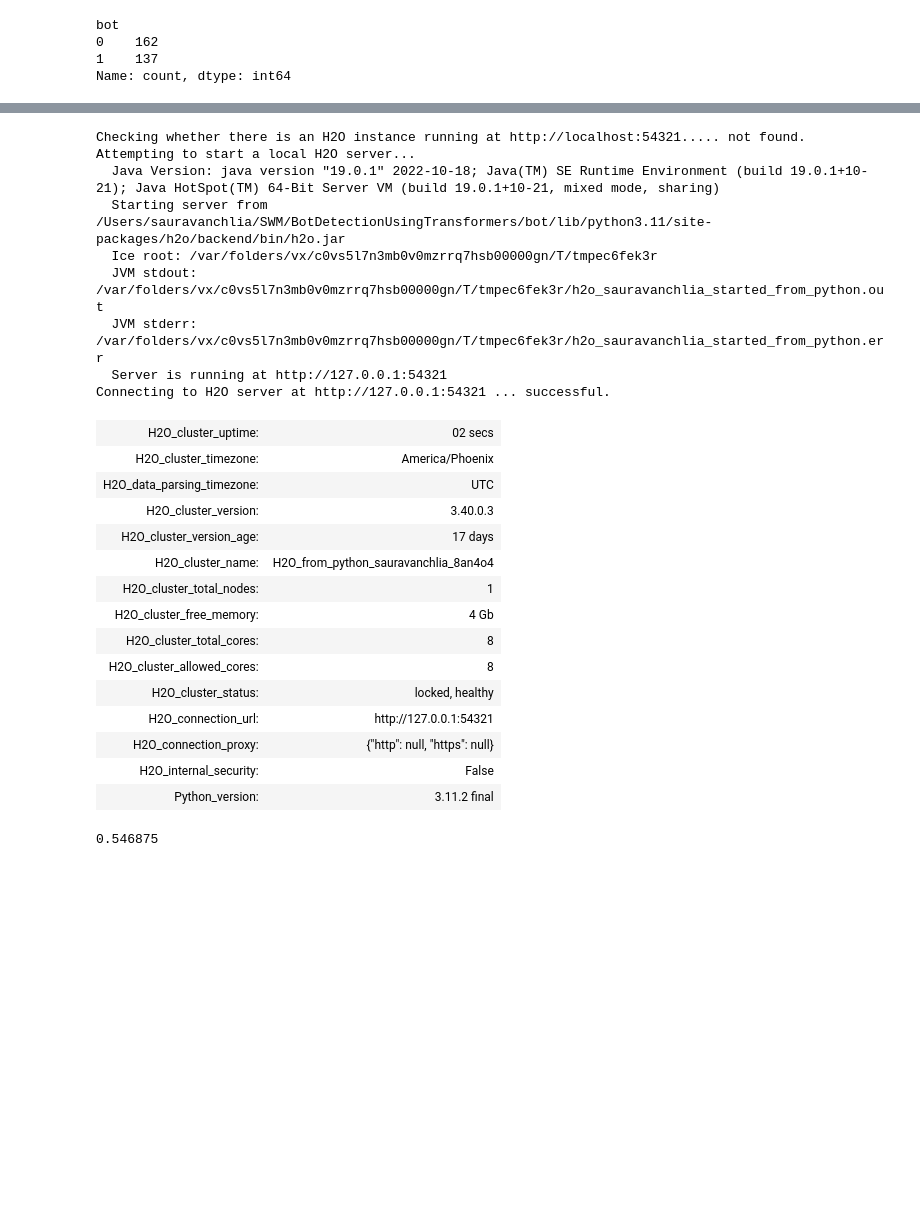
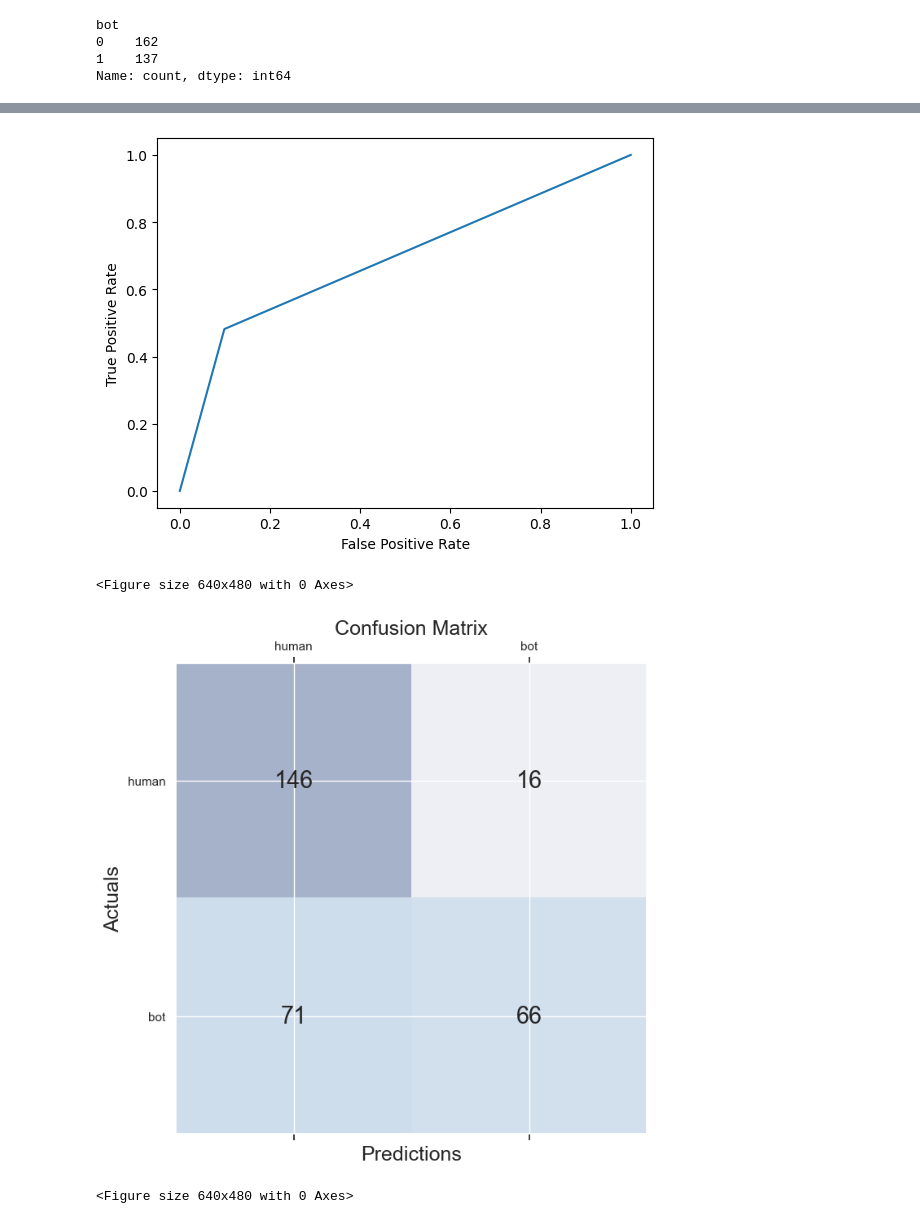
Before and after one commit to siddharth2011/BotDetectionUsingTransformers, a Jupyter notebook: SVMClassification/classifier.ipynb, the cells around one changed output, grey strips where cells are left out. Cells and saved outputs as stored; diff of their text form; code cells hidden in the pictures; blank space fills up the shorter version.

```diff
--- a/SVMClassification/classifier.ipynb
+++ b/SVMClassification/classifier.ipynb
@@ -197,29 +208,0 @@ accuracy_score(df_test["bot"],y_pred)
-# %%
-import h2o
-h2o.init()
-from h2o.estimators.gbm import H2OGradientBoostingEstimator
-# %% [output]
-Checking whether there is an H2O instance running at http://localhost:54321..... not found.
-Attempting to start a local H2O server...
-  Java Version: java version "19.0.1" 2022-10-18; Java(TM) SE Runtime Environment (build 19.0.1+10-21); Java HotSpot(TM) 64-Bit Server VM (build 19.0.1+10-21, mixed mode, sharing)
-  Starting server from /Users/sauravanchlia/SWM/BotDetectionUsingTransformers/bot/lib/python3.11/site-packages/h2o/backend/bin/h2o.jar
-  Ice root: /var/folders/vx/c0vs5l7n3mb0v0mzrrq7hsb00000gn/T/tmpec6fek3r
-  JVM stdout: /var/folders/vx/c0vs5l7n3mb0v0mzrrq7hsb00000gn/T/tmpec6fek3r/h2o_sauravanchlia_started_from_python.out
-  JVM stderr: /var/folders/vx/c0vs5l7n3mb0v0mzrrq7hsb00000gn/T/tmpec6fek3r/h2o_sauravanchlia_started_from_python.err
-  Server is running at http://127.0.0.1:54321
-Connecting to H2O server at http://127.0.0.1:54321 ... successful.
-| H2O_cluster_uptime: | 02 secs |
-| H2O_cluster_timezone: | America/Phoenix |
-| H2O_data_parsing_timezone: | UTC |
-| H2O_cluster_version: | 3.40.0.3 |
-| H2O_cluster_version_age: | 17 days |
-| H2O_cluster_name: | H2O_from_python_sauravanchlia_8an4o4 |
-| H2O_cluster_total_nodes: | 1 |
-| H2O_cluster_free_memory: | 4 Gb |
-| H2O_cluster_total_cores: | 8 |
-| H2O_cluster_allowed_cores: | 8 |
-| H2O_cluster_status: | locked, healthy |
-| H2O_connection_url: | http://127.0.0.1:54321 |
-| H2O_connection_proxy: | {"http": null, "https": null} |
-| H2O_internal_security: | False |
-| Python_version: | 3.11.2 final |
@@ -235,4 +208,0 @@ y_km = km.fit_predict(tweet_tfidf_train)
-# %%
-accuracy_score(df_train["bot"], y_km)
-# %% [output]
-0.546875
@@ -241,0 +209,35 @@ prostate_gbm.train(x=df_clean, y=label, training_frame=prostate)
+# %%
+from sklearn import metrics
+import matplotlib.pyplot as plt
+
+fpr, tpr, _ = metrics.roc_curve(df_test["bot"],y_pred)
+
+#create ROC curve
+plt.plot(fpr,tpr)
+plt.ylabel('True Positive Rate')
+plt.xlabel('False Positive Rate')
+plt.show()
+plt.savefig("../Evaluation Graphs/SVM_ROC_AUC.png")
+# %% [output]
+[figure, added]
+<Figure size 640x480 with 0 Axes>
+# %%
+cm = confusion_matrix(df_test["bot"], y_pred)
+fig, ax = plt.subplots(figsize=(7.5, 7.5))
+ax.xaxis.set_ticklabels(["","human", "bot"])
+ax.yaxis.set_ticklabels(["","human", "bot"])
+
+ax.matshow(cm, cmap=plt.cm.Blues, alpha=0.3)
+for i in range(cm.shape[0]):
+    for j in range(cm.shape[1]):
+        ax.text(x=j, y=i,s=cm[i, j], va='center', ha='center', size='xx-large')
+
+plt.xlabel('Predictions', fontsize=18)
+plt.ylabel('Actuals', fontsize=18)
+plt.title('Confusion Matrix', fontsize=18)
+
+plt.show()
+plt.savefig("../Evaluation Graphs/SVM_Confusion_Matrix.png")
+# %% [output]
+[figure, added]
+<Figure size 640x480 with 0 Axes>
```
Also changed, not shown: parts of 21 cells of this notebook.
